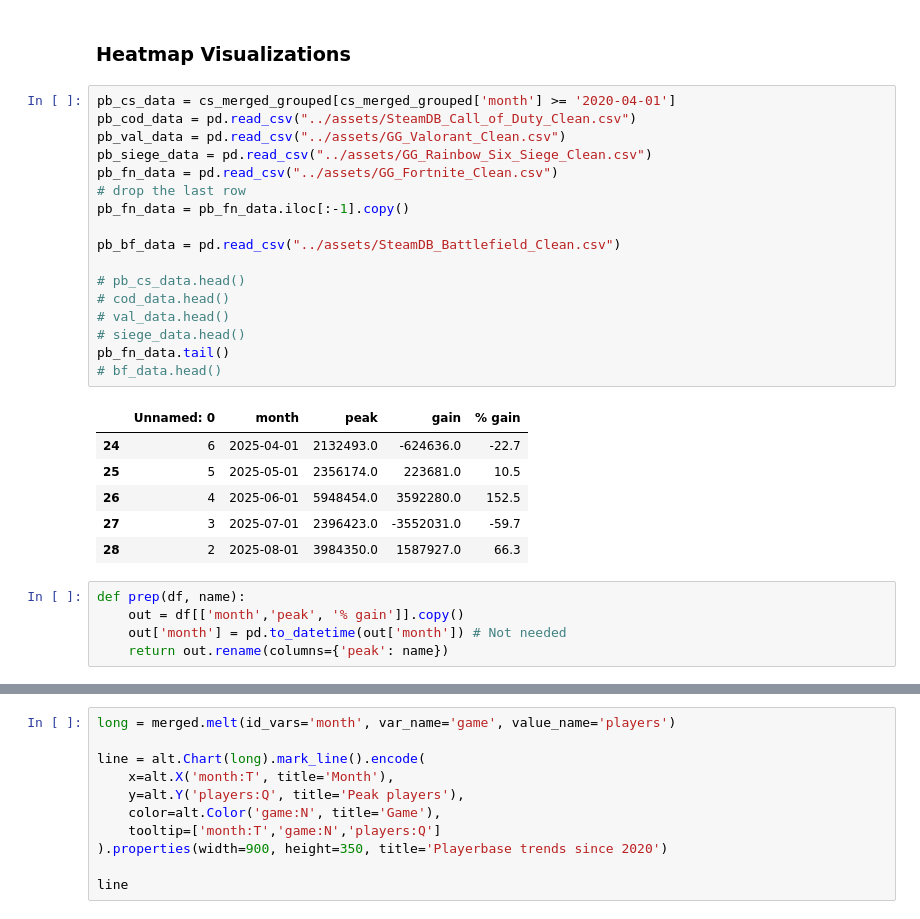
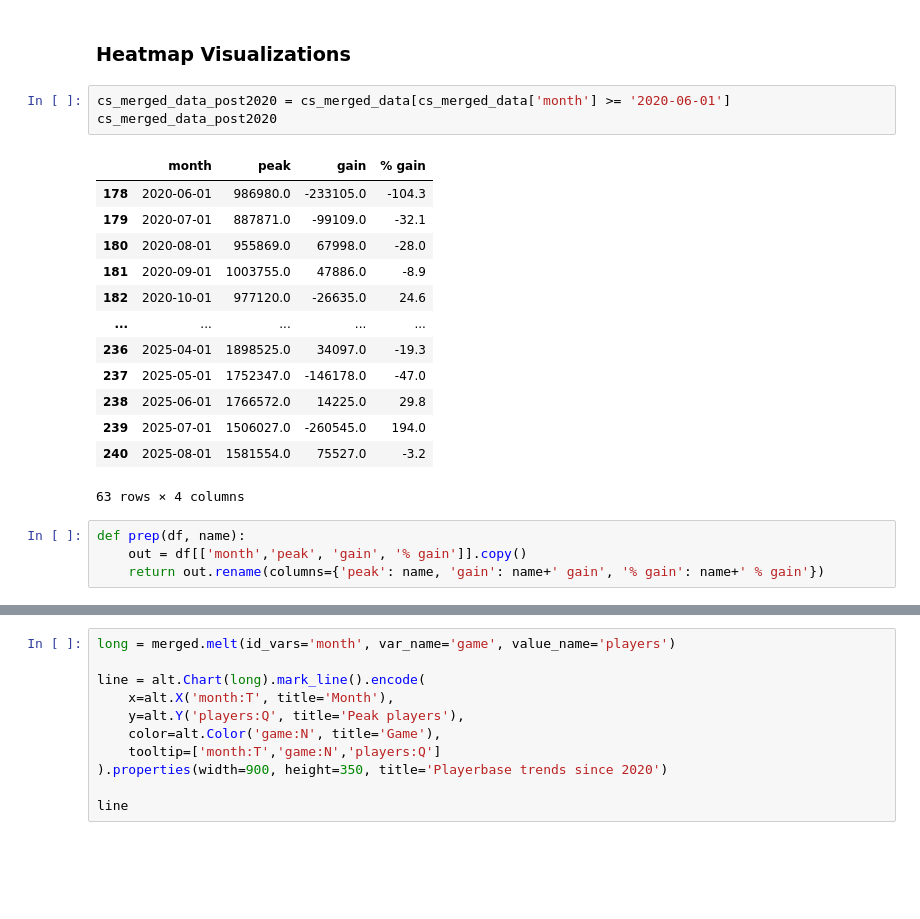
Before and after one commit to Axewuf/Beyond-The-Crosshair, a Jupyter notebook: notebooks/BeyondTheCrosshair.ipynb, the cells around one changed output, grey strips where cells are left out. Saved outputs shown, nothing was run; the diff lists cells and outputs as text; blank space fills up the shorter version.

```diff
--- a/notebooks/BeyondTheCrosshair.ipynb
+++ b/notebooks/BeyondTheCrosshair.ipynb
@@ -307,33 +303,25 @@ for the frontend that you are using. For more information, see
 https://altair-viz.github.io/user_guide/display_frontends.html#troubleshooting
 # %% [markdown]
 ### Heatmap Visualizations
-# %%
-pb_cs_data = cs_merged_grouped[cs_merged_grouped['month'] >= '2020-04-01']
-pb_cod_data = pd.read_csv("../assets/SteamDB_Call_of_Duty_Clean.csv")
-pb_val_data = pd.read_csv("../assets/GG_Valorant_Clean.csv")
-pb_siege_data = pd.read_csv("../assets/GG_Rainbow_Six_Siege_Clean.csv")
-pb_fn_data = pd.read_csv("../assets/GG_Fortnite_Clean.csv")
-# drop the last row
-pb_fn_data = pb_fn_data.iloc[:-1].copy()
-
-pb_bf_data = pd.read_csv("../assets/SteamDB_Battlefield_Clean.csv")
-
-# pb_cs_data.head()
-# cod_data.head()
-# val_data.head()
-# siege_data.head()
-pb_fn_data.tail()
-# bf_data.head()
-# %% [output]
-|  | Unnamed: 0 | month | peak | gain | % gain |
-| 24 | 6 | 2025-04-01 | 2132493.0 | -624636.0 | -22.7 |
-| 25 | 5 | 2025-05-01 | 2356174.0 | 223681.0 | 10.5 |
-| 26 | 4 | 2025-06-01 | 5948454.0 | 3592280.0 | 152.5 |
-| 27 | 3 | 2025-07-01 | 2396423.0 | -3552031.0 | -59.7 |
-| 28 | 2 | 2025-08-01 | 3984350.0 | 1587927.0 | 66.3 |
+# %%
+cs_merged_data_post2020 = cs_merged_data[cs_merged_data['month'] >= '2020-06-01']
+cs_merged_data_post2020
+# %% [output]
+|  | month | peak | gain | % gain |
+| 178 | 2020-06-01 | 986980.0 | -233105.0 | -104.3 |
+| 179 | 2020-07-01 | 887871.0 | -99109.0 | -32.1 |
+| 180 | 2020-08-01 | 955869.0 | 67998.0 | -28.0 |
+| 181 | 2020-09-01 | 1003755.0 | 47886.0 | -8.9 |
+| 182 | 2020-10-01 | 977120.0 | -26635.0 | 24.6 |
+| ... | ... | ... | ... | ... |
+| 236 | 2025-04-01 | 1898525.0 | 34097.0 | -19.3 |
+| 237 | 2025-05-01 | 1752347.0 | -146178.0 | -47.0 |
+| 238 | 2025-06-01 | 1766572.0 | 14225.0 | 29.8 |
+| 239 | 2025-07-01 | 1506027.0 | -260545.0 | 194.0 |
+| 240 | 2025-08-01 | 1581554.0 | 75527.0 | -3.2 |
+63 rows × 4 columns
 # %%
 def prep(df, name):
-    out = df[['month','peak', '% gain']].copy()
-    out['month'] = pd.to_datetime(out['month']) # Not needed
-    return out.rename(columns={'peak': name})
+    out = df[['month','peak', 'gain', '% gain']].copy()
+    return out.rename(columns={'peak': name, 'gain': name+' gain', '% gain': name+' % gain'})
 # %%
```
Also changed, not shown: parts of 12 cells of this notebook, 7 other files.
